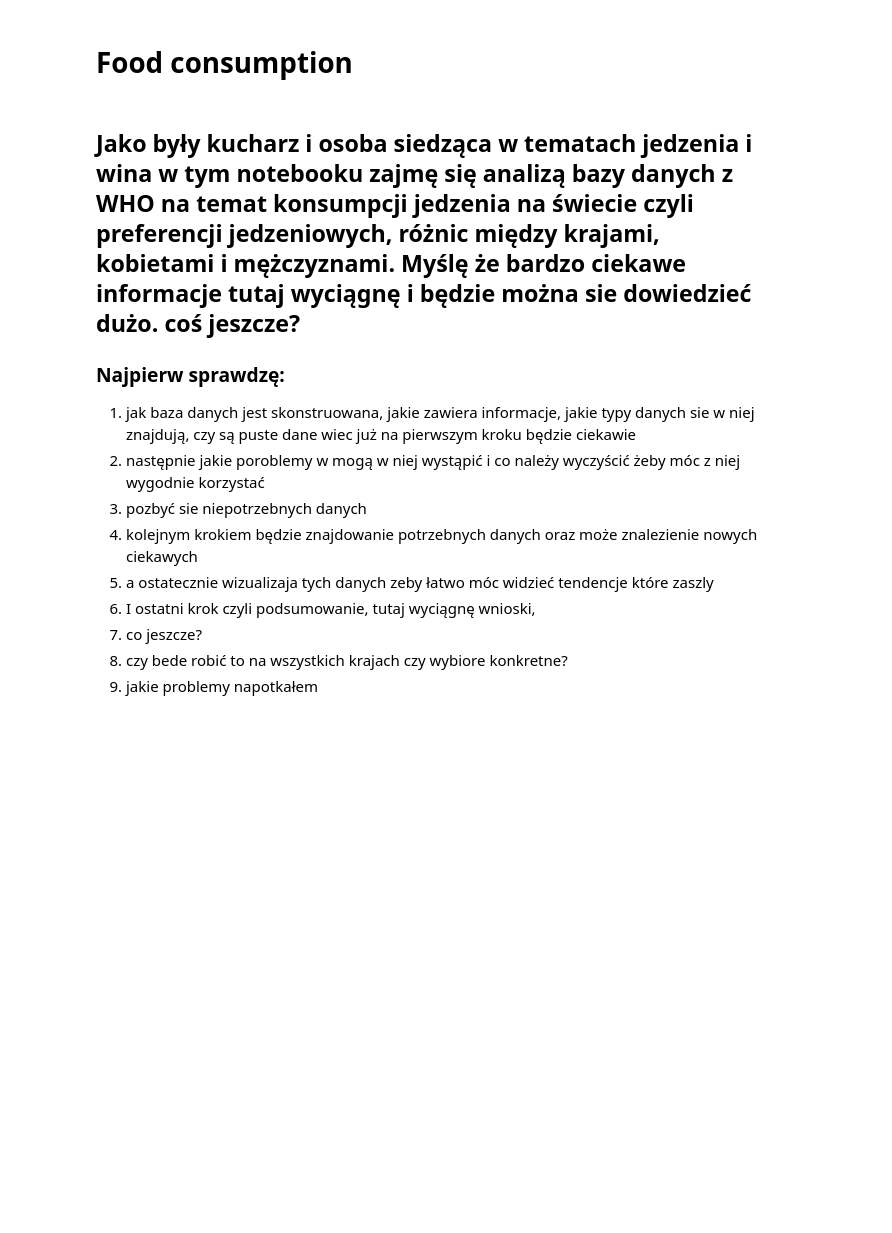
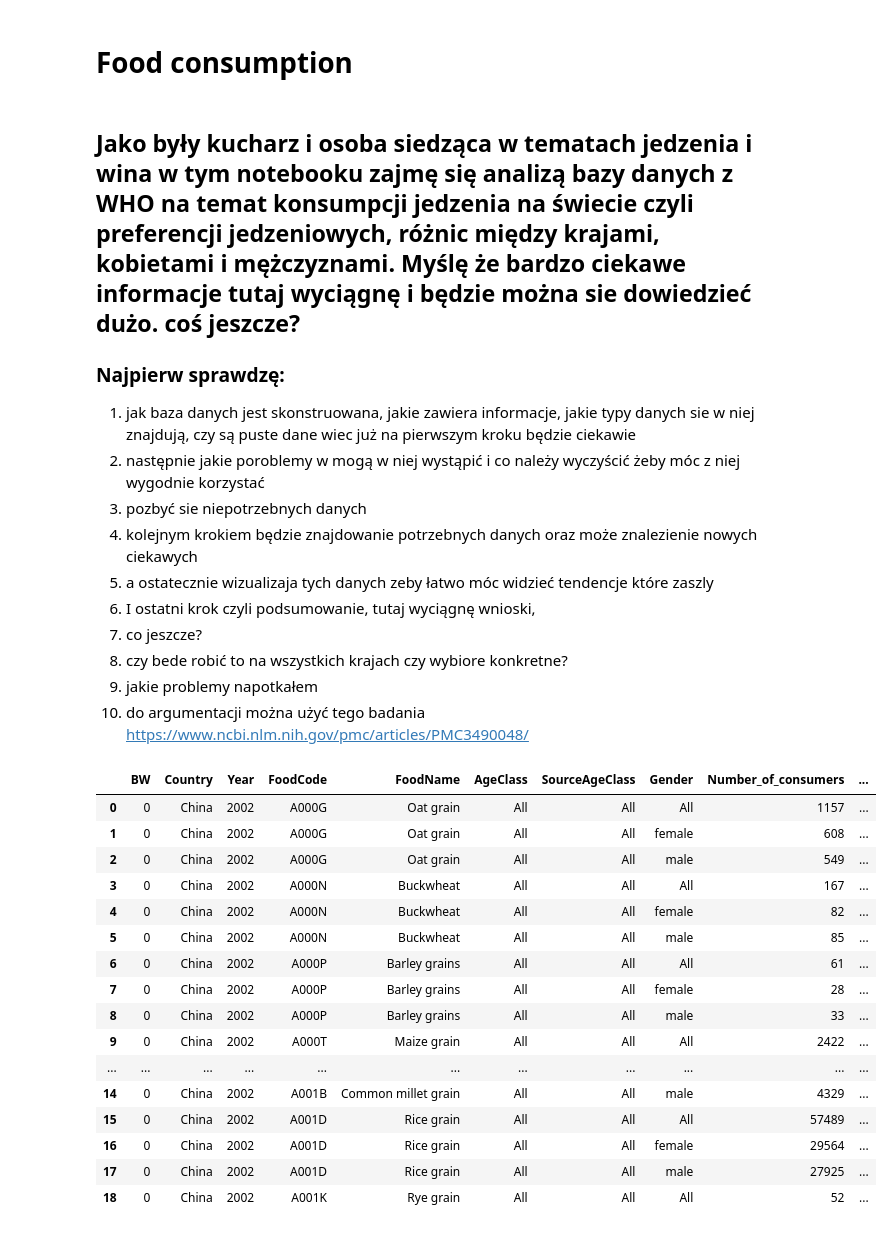
Before and after one commit to lukacjo/food_consumption, a Jupyter notebook: food_consumption.ipynb, the cells around one changed output. Saved outputs shown, nothing was run; the diff lists cells and outputs as text; code cells hidden in the pictures; blank space fills up the shorter version.

```diff
--- a/food_consumption.ipynb
+++ b/food_consumption.ipynb
@@ -12,3 +12,4 @@
 1. co jeszcze?
 1. czy bede robić to na wszystkich krajach czy wybiore konkretne?
 1. jakie problemy napotkałem
+1. do argumentacji można użyć tego badania https://www.ncbi.nlm.nih.gov/pmc/articles/PMC3490048/
@@ -14,0 +19,22 @@
+# %%
+food=pd.read_csv("fullcifocoss.csv", on_bad_lines='skip', sep=';', skipinitialspace = True)
+pd.set_option('display.max_columns', None) # sprawiam że można przejżeć wszystkie columny ponieważ deafaultowo jest ograniczona ilość wyświetlanych kolumn
+food.head(19)
+# %% [output]
+|  | BW | Country | Year | FoodCode | FoodName | AgeClass | SourceAgeClass | Gender | Number_of_consumers | ... |
+| 0 | 0 | China | 2002 | A000G | Oat grain | All | All | All | 1157 | ... |
+| 1 | 0 | China | 2002 | A000G | Oat grain | All | All | female | 608 | ... |
+| 2 | 0 | China | 2002 | A000G | Oat grain | All | All | male | 549 | ... |
+| 3 | 0 | China | 2002 | A000N | Buckwheat | All | All | All | 167 | ... |
+| 4 | 0 | China | 2002 | A000N | Buckwheat | All | All | female | 82 | ... |
+| 5 | 0 | China | 2002 | A000N | Buckwheat | All | All | male | 85 | ... |
+| 6 | 0 | China | 2002 | A000P | Barley grains | All | All | All | 61 | ... |
+| 7 | 0 | China | 2002 | A000P | Barley grains | All | All | female | 28 | ... |
+| 8 | 0 | China | 2002 | A000P | Barley grains | All | All | male | 33 | ... |
+| 9 | 0 | China | 2002 | A000T | Maize grain | All | All | All | 2422 | ... |
+| ... | ... | ... | ... | ... | ... | ... | ... | ... | ... | ... |
+| 14 | 0 | China | 2002 | A001B | Common millet grain | All | All | male | 4329 | ... |
+| 15 | 0 | China | 2002 | A001D | Rice grain | All | All | All | 57489 | ... |
+| 16 | 0 | China | 2002 | A001D | Rice grain | All | All | female | 29564 | ... |
+| 17 | 0 | China | 2002 | A001D | Rice grain | All | All | male | 27925 | ... |
+| 18 | 0 | China | 2002 | A001K | Rye grain | All | All | All | 52 | ... |
```
Also changed, not shown: parts of 45 cells of this notebook.
